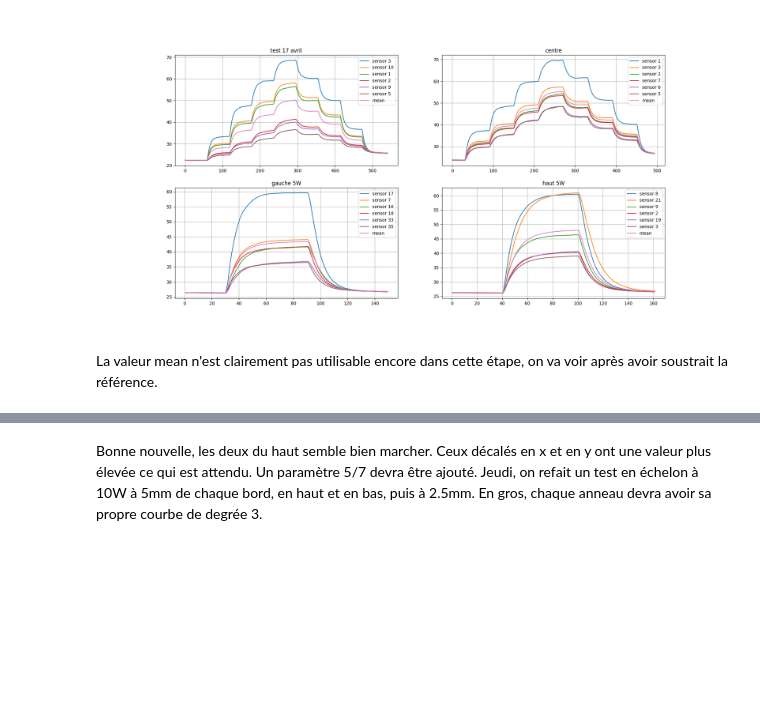
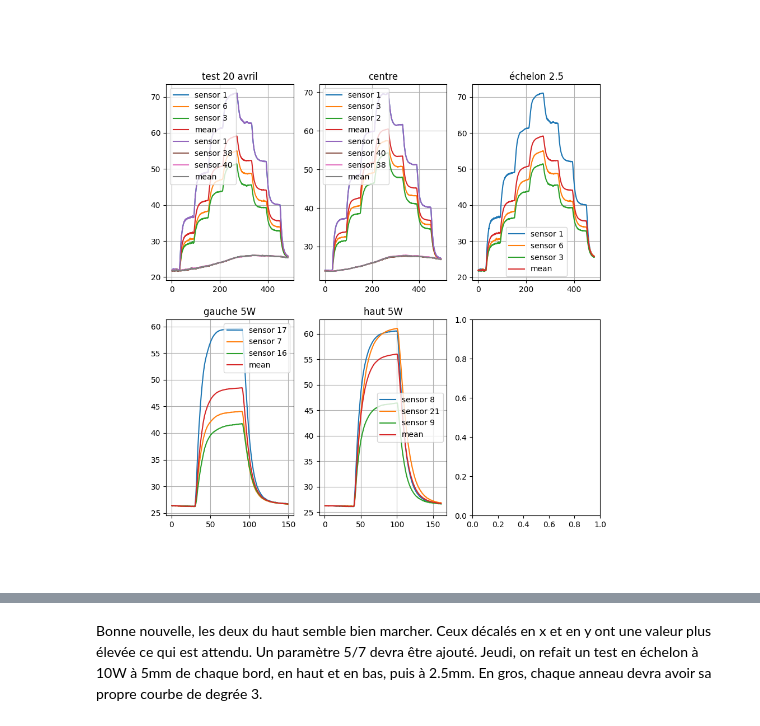
Before and after one commit to sapar82/Design-3-Team-2, a Jupyter notebook: Programmation/Debuggage/Script Python/notebook.ipynb, the cells around one changed output, grey strips where cells are left out. Saved outputs shown, nothing was run; the diff lists cells and outputs as text; code cells hidden in the pictures; blank space fills up the shorter version.

```diff
--- a/Programmation/Debuggage/Script Python/notebook.ipynb
+++ b/Programmation/Debuggage/Script Python/notebook.ipynb
@@ -3,7 +7,7 @@ Sorry pour le nom du notebook
 # %%
 from utils import *
 current_dir = os.curdir
-dataPath = current_dir + "/vrai_test_escalier_17_avril.txt"
+dataPath = "/Users/sammynoelparise/Library/CloudStorage/OneDrive-UniversitéLaval/Sixième session/Design/Design 3 Team 2/Programmation/Debuggage/DATA/Échelon2.5_20-04.txt"
 
 data = load_data(dataPath)
 
@@ -15,6 +19,9 @@ data_left5w = load_data(data_left5w)
 
 data_up5w = "/Users/sammynoelparise/Library/CloudStorage/OneDrive-UniversitéLaval/Sixième session/Design/Design 3 Team 2/Programmation/Debuggage/DATA/echelon_haut_5W_1min.txt"
 data_up5w = load_data(data_up5w)
+
+data_echelon2_5 ="/Users/sammynoelparise/Library/CloudStorage/OneDrive-UniversitéLaval/Sixième session/Design/Design 3 Team 2/Programmation/Debuggage/DATA/Échelon2.5_20-04.txt"
+data_echelon2_5 = load_data(data_echelon2_5)
 # %%
 #discard index [4, 11, 12, 13, 25, 26, 27, 44, 45, 46, 47, 'ref1', 'ref2' , 'ref3']
 
@@ -22,40 +29,50 @@ data.drop(['4', '11', '12', '13', '25', '26', '27', '44', '45', '46', '47', 'ref
 data_centre.drop(['4', '11', '12', '13', '25', '26', '27', '44', '45', '46', '47', 'ref1', 'ref2' , 'ref3', '28', '48','101','59', '102', '32'], axis=1, inplace=True)
 data_left5w.drop(['4', '11', '12', '13', '25', '26', '27', '44', '45', '46', '47', 'ref1', 'ref2' , 'ref3', '28', '48','101','59', '102', '32'], axis=1, inplace=True)
 data_up5w.drop(['4', '11', '12', '13', '25', '26', '27', '44', '45', '46', '47', 'ref1', 'ref2' , 'ref3', '28', '48','101','59', '102', '32'], axis=1, inplace=True)
+data_echelon2_5.drop(['4', '11', '12', '13', '25', '26', '27', '44', '45', '46', '47', 'ref1', 'ref2' , 'ref3', '28', '48','101','59', '102', '32'], axis=1, inplace=True)
 # %%
 
 data_temp = convert_to_temp(data)
 data_centre_temp = convert_to_temp(data_centre)
 data_left5w_temp = convert_to_temp(data_left5w)
 data_up5w_temp = convert_to_temp(data_up5w)
+data_echelon2_5_temp = convert_to_temp(data_echelon2_5)
 
 highest_temp = rank_temperature(data_temp)
 highest_temp_centre = rank_temperature(data_centre_temp)
 highest_temp_left5w = rank_temperature(data_left5w_temp)
 highest_temp_up5w = rank_temperature(data_up5w_temp)
+highest_temp_echelon2_5 = rank_temperature(data_echelon2_5_temp)
 # %%
 def plot(ax, data, temperature_rank, n, title="", mean=False):
     """
     ax: axis to plot on
     data: data to plot
     temperature_rank: rank of the temperature to plot
     n: number of data to plot
     """
-    for i in range(n):
-        index = temperature_rank[i]
+    for i in range(np.abs(n)):
+        if n > 0:
+            index = temperature_rank[i]
+        else:
+            index = temperature_rank[-i]
         ax.plot(data["time"], data[index], label="sensor " + str(index))
     if mean:
-        ax.plot(data["time"], data[temperature_rank[:n]].mean(axis=1), label="mean")
+        if n > 0:
+            ax.plot(data["time"], data[temperature_rank[:n]].mean(axis=1), label="mean")
+        else:
+            ax.plot(data["time"], data[temperature_rank[n:]].mean(axis=1), label="mean")
     ax.legend()
     ax.set_title(title)
-    ax.grid()
-fig, ax = plt.subplots(2, 2, figsize=(20, 10))
-n=6
-plot(ax[0, 0], data_temp, highest_temp, n, "test 17 avril", mean = True)
+    ax.grid(True)
+fig, ax = plt.subplots(2, 3, figsize=(10, 10))
+n=3
+plot(ax[0, 0], data_temp, highest_temp, n, "test 20 avril", mean = True)
+plot(ax[0, 0], data_temp, highest_temp, -n, "test 20 avril", mean = True)
 plot(ax[0, 1], data_centre_temp, highest_temp_centre, n, "centre", mean=True)
+plot(ax[0, 1], data_centre_temp, highest_temp_centre, -n, "centre", mean=True)
 plot(ax[1, 0], data_left5w_temp, highest_temp_left5w, n, "gauche 5W", mean=True)
 plot(ax[1, 1], data_up5w_temp, highest_temp_up5w, n, "haut 5W", mean=True)
+plot(ax[0, 2], data_echelon2_5_temp, highest_temp_echelon2_5, n, "échelon 2.5", mean=True)
 # %% [output]
-[figure, old version]
+[figure, new version]
-# %% [markdown]
-La valeur mean n'est clairement pas utilisable encore dans cette étape, on va voir après avoir soustrait la référence.
```
Also changed, not shown: parts of 19 cells of this notebook, 3 other files.
